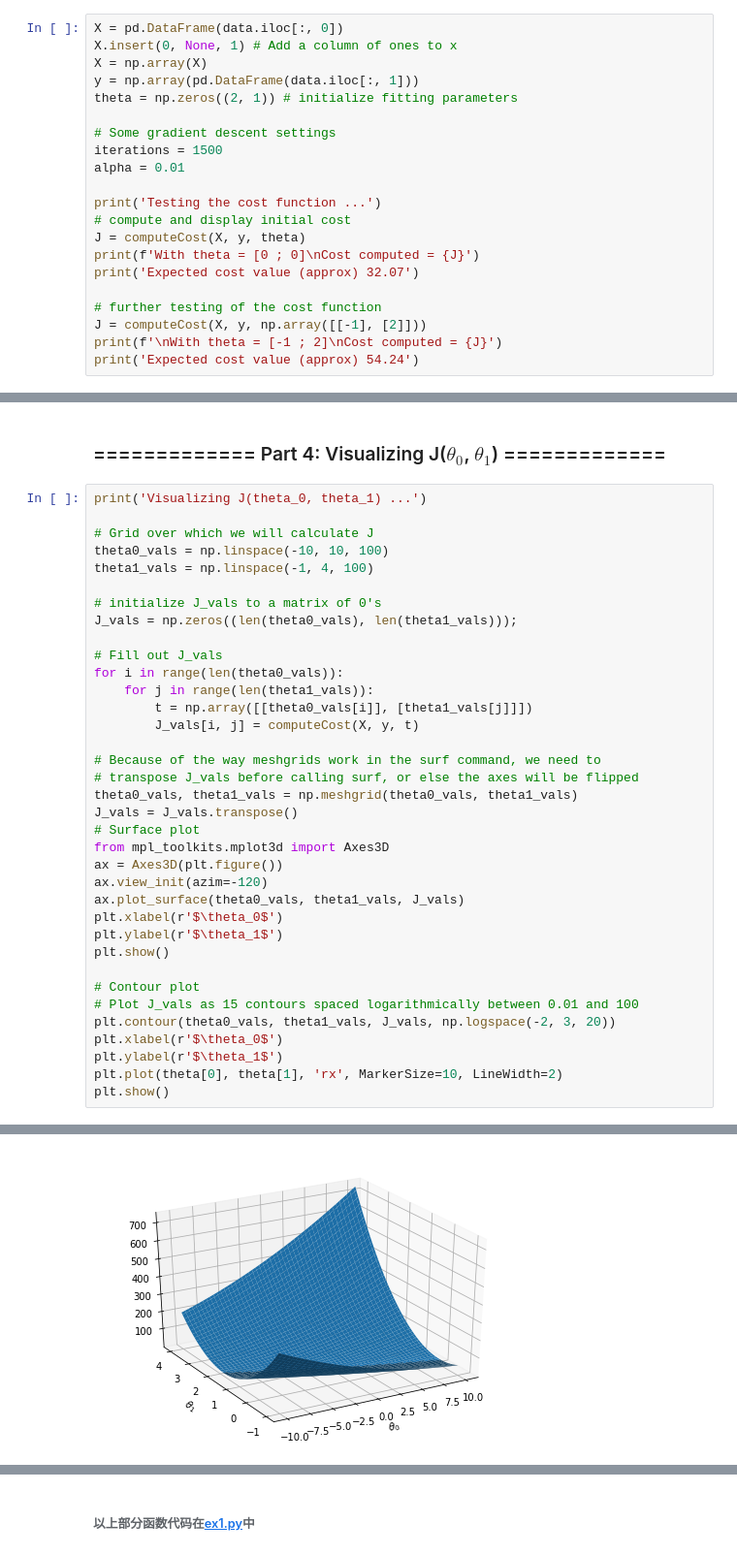
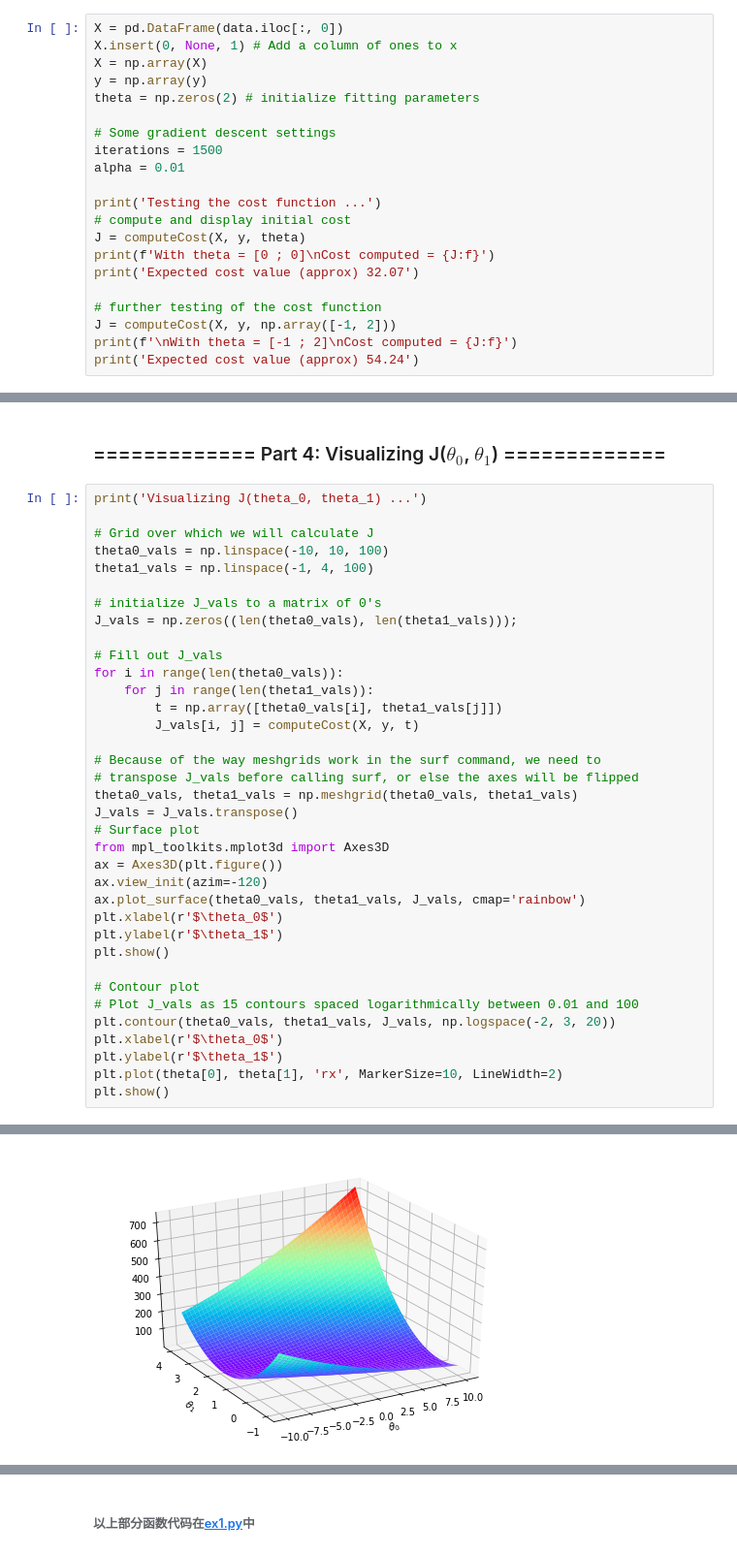
Before and after one commit to StevenPZChan/ml_dl_coursera_Andrew_Ng, a Jupyter notebook: machine-learning-ex1/ex1.ipynb, the cells around one changed output, grey strips where cells are left out. Shown at 97% size. Saved outputs shown, nothing was run; the diff lists cells and outputs as text.

```diff
--- a/machine-learning-ex1/ex1.ipynb
+++ b/machine-learning-ex1/ex1.ipynb
@@ -36,8 +36,8 @@ Plotting Data ...
 X = pd.DataFrame(data.iloc[:, 0])
 X.insert(0, None, 1) # Add a column of ones to x
 X = np.array(X)
-y = np.array(pd.DataFrame(data.iloc[:, 1]))
-theta = np.zeros((2, 1)) # initialize fitting parameters
+y = np.array(y)
+theta = np.zeros(2) # initialize fitting parameters
 
 # Some gradient descent settings
 iterations = 1500
@@ -46,12 +46,12 @@ alpha = 0.01
 print('Testing the cost function ...')
 # compute and display initial cost
 J = computeCost(X, y, theta)
-print(f'With theta = [0 ; 0]\nCost computed = {J}')
+print(f'With theta = [0 ; 0]\nCost computed = {J:f}')
 print('Expected cost value (approx) 32.07')
 
 # further testing of the cost function
-J = computeCost(X, y, np.array([[-1], [2]]))
-print(f'\nWith theta = [-1 ; 2]\nCost computed = {J}')
+J = computeCost(X, y, np.array([-1, 2]))
+print(f'\nWith theta = [-1 ; 2]\nCost computed = {J:f}')
 print('Expected cost value (approx) 54.24')
 # %% [output]
 Testing the cost function ...
@@ -107,36 +106,36 @@ theta1_vals = np.linspace(-1, 4, 100)
 
 # initialize J_vals to a matrix of 0's
 J_vals = np.zeros((len(theta0_vals), len(theta1_vals)));
 
 # Fill out J_vals
 for i in range(len(theta0_vals)):
     for j in range(len(theta1_vals)):
-        t = np.array([[theta0_vals[i]], [theta1_vals[j]]])
+        t = np.array([theta0_vals[i], theta1_vals[j]])
         J_vals[i, j] = computeCost(X, y, t)
 
 # Because of the way meshgrids work in the surf command, we need to
 # transpose J_vals before calling surf, or else the axes will be flipped
 theta0_vals, theta1_vals = np.meshgrid(theta0_vals, theta1_vals)
 J_vals = J_vals.transpose()
 # Surface plot
 from mpl_toolkits.mplot3d import Axes3D
 ax = Axes3D(plt.figure())
 ax.view_init(azim=-120)
-ax.plot_surface(theta0_vals, theta1_vals, J_vals)
+ax.plot_surface(theta0_vals, theta1_vals, J_vals, cmap='rainbow')
 plt.xlabel(r'$\theta_0$')
 plt.ylabel(r'$\theta_1$')
 plt.show()
 
 # Contour plot
 # Plot J_vals as 15 contours spaced logarithmically between 0.01 and 100
 plt.contour(theta0_vals, theta1_vals, J_vals, np.logspace(-2, 3, 20))
 plt.xlabel(r'$\theta_0$')
 plt.ylabel(r'$\theta_1$')
 plt.plot(theta[0], theta[1], 'rx', MarkerSize=10, LineWidth=2)
 plt.show()
 # %% [output]
 Visualizing J(theta_0, theta_1) ...
-[figure, old version]
+[figure, new version]
 [figure]
 # %% [markdown]
 ###### 以上部分函数代码在[ex1.py](https://github.com/StevenPZChan/ml_dl_coursera_Andrew_Ng/blob/master/machine-learning-ex1/ex1.py)中
```
Also changed, not shown: parts of 7 cells of this notebook, 16 other files.
